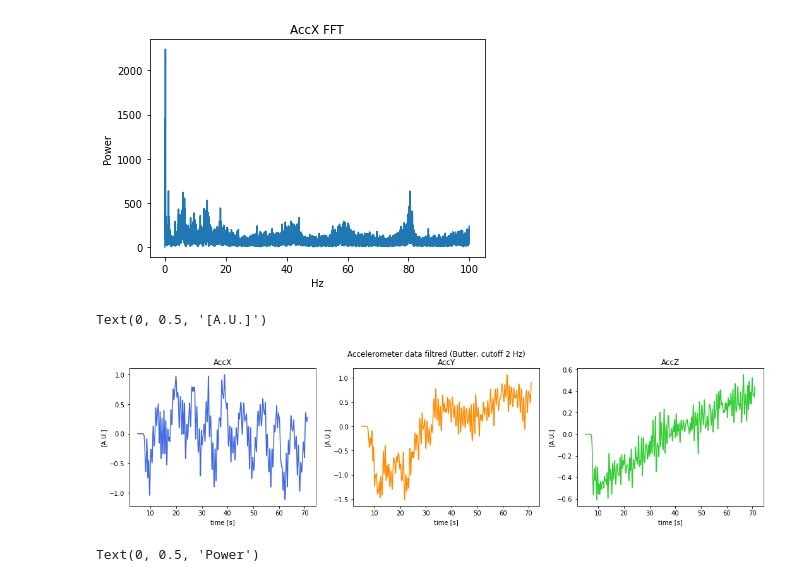
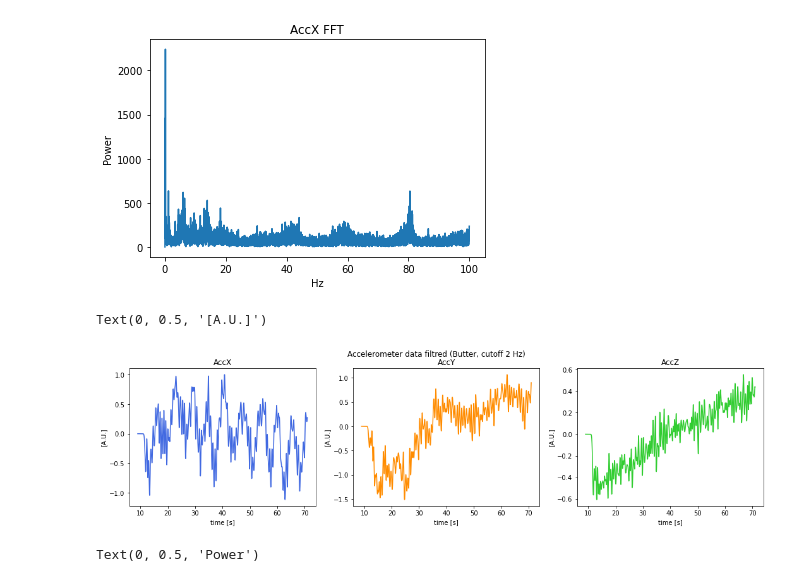
Before and after one commit to zanocrate/LCP_projects_Y4, a Jupyter notebook: Raffo_draft.ipynb, the cells around one changed output. Saved outputs shown, nothing was run; the diff lists cells and outputs as text; code cells hidden in the pictures.

```diff
--- a/Raffo_draft.ipynb
+++ b/Raffo_draft.ipynb
@@ -289,33 +289,33 @@ Text(0, 0.5, 'Power')
 # %%
 #butter filter on acc, cutoff 2Hz
 
-t=np.linspace(5, 71, len(accX))
+t=np.linspace(9, 71, len(accX))
 N=50
 sos = signal.butter(N, 2, 'lp', fs=200, output='sos')
 
 filtered_accX = signal.sosfilt(sos, accX)
 filtered_accY = signal.sosfilt(sos, accY)
 filtered_accZ = signal.sosfilt(sos, accZ)
 
 fig, ax = plt.subplots(nrows=1, ncols=3, figsize=(18,4))
 fig.suptitle('Accelerometer data filtred (Butter, cutoff 2 Hz)')
 ax[0].plot(t,filtered_accX,color='royalblue')
 ax[0].set_title('AccX')
 ax[0].set_xlabel('time [s]')
 ax[0].set_ylabel('[A.U.]')
 
 ax[1].plot(t,filtered_accY,color='darkorange')
 ax[1].set_title('AccY')
 ax[1].set_xlabel('time [s]')
 ax[1].set_ylabel('[A.U.]')
 
 ax[2].plot(t,filtered_accZ,color='limegreen')
 ax[2].set_title('AccZ')
 ax[2].set_xlabel('time [s]')
 ax[2].set_ylabel('[A.U.]')
 # %% [output]
 Text(0, 0.5, '[A.U.]')
-[figure, old version]
+[figure, new version]
 # %%
 #fft filtred acc  data (butter)
 
```
Also changed, not shown: parts of 7 cells of this notebook.
